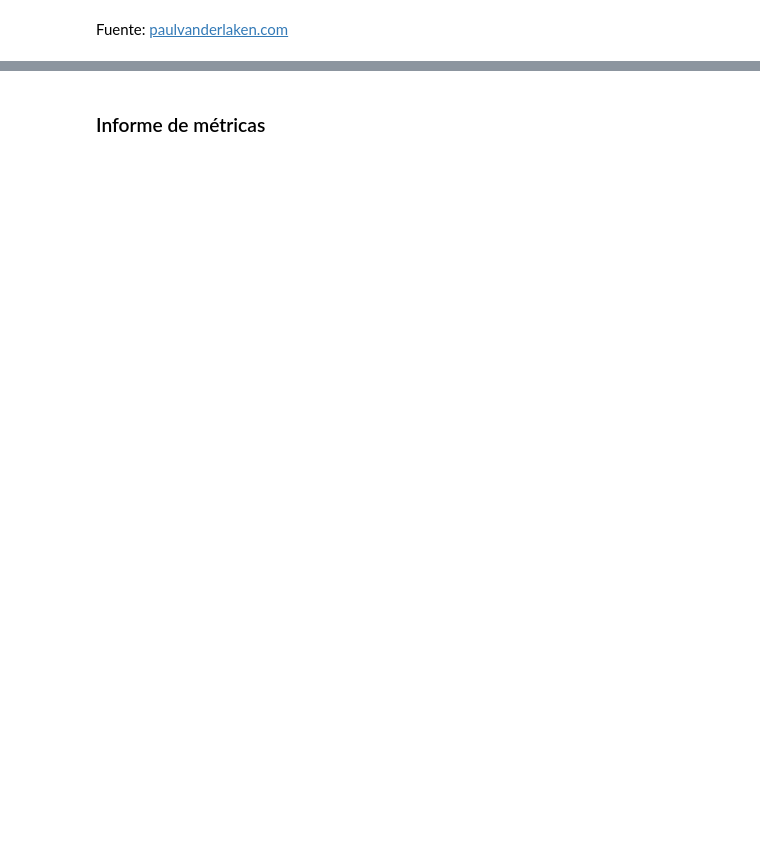
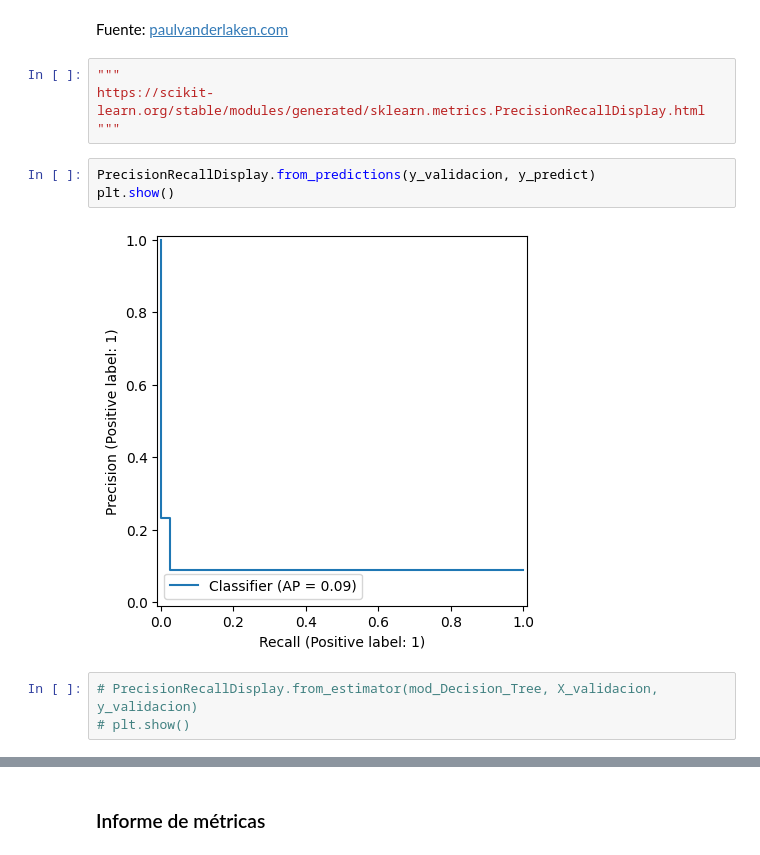
Before and after one commit to JCSR2022/Alura_Data_Science, a Jupyter notebook: Model_Validation_&_Evaluation_Metrics/Clasificacion_validacion_y_metricas.ipynb, the cells around one changed output, grey strips where cells are left out. Drawn from its saved outputs; the diff is of its cells as text; blank space fills up the shorter version.

```diff
--- a/Model_Validation_&_Evaluation_Metrics/Clasificacion_validacion_y_metricas.ipynb
+++ b/Model_Validation_&_Evaluation_Metrics/Clasificacion_validacion_y_metricas.ipynb
@@ -220,3 +277,15 @@ Image(url='https://paulvanderlaken.com/wp-content/uploads/2019/08/roc.gif')
 [interactive output not drawn]
 # %% [markdown]
 Fuente: [paulvanderlaken.com](https://paulvanderlaken.com/2019/08/16/roc-auc-precision-and-recall-visually-explained/)
+# %%
+"""
+https://scikit-learn.org/stable/modules/generated/sklearn.metrics.PrecisionRecallDisplay.html
+"""
+# %%
+PrecisionRecallDisplay.from_predictions(y_validacion, y_predict)
+plt.show()
+# %% [output]
+[figure, added]
+# %%
+# PrecisionRecallDisplay.from_estimator(mod_Decision_Tree, X_validacion, y_validacion)
+# plt.show()
```
Also changed, not shown: parts of 28 cells of this notebook.
